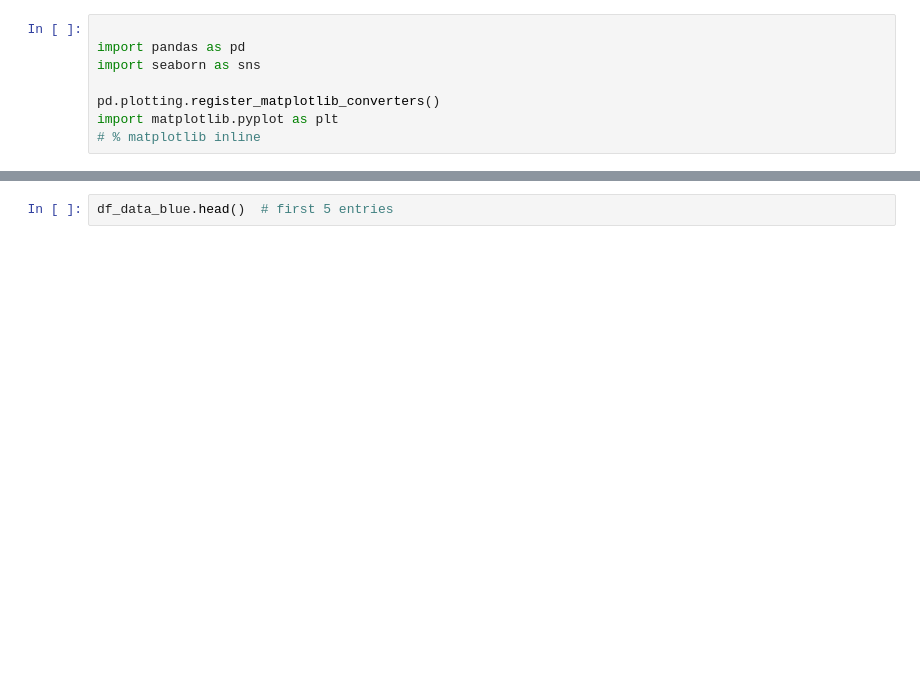
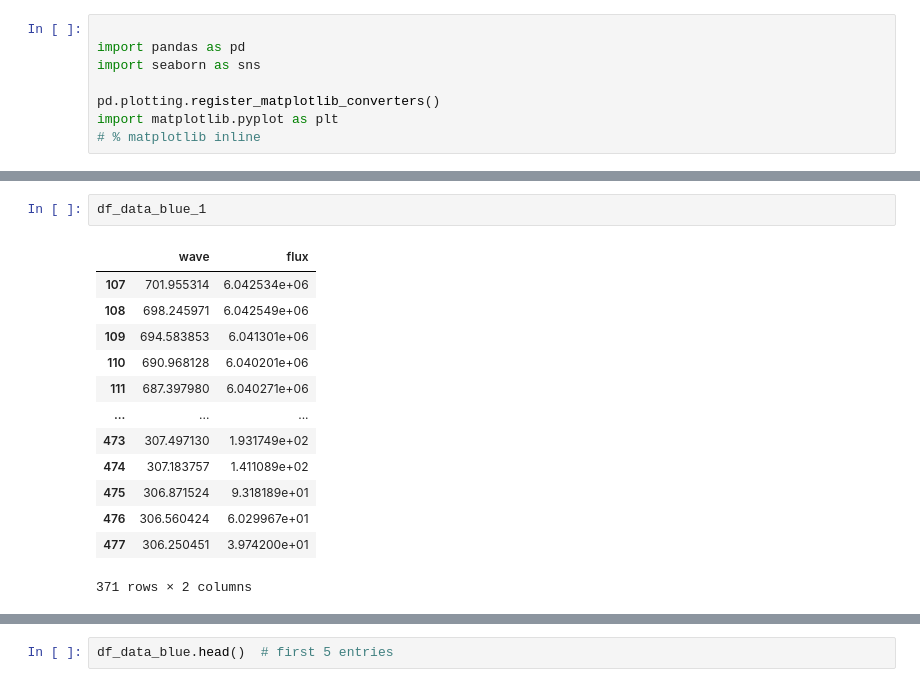
Before and after one commit to opcruz/gaiaDR3ML, a Jupyter notebook: Simulados/Plot.ipynb, the cells around one changed output, grey strips where cells are left out. Cells and saved outputs as stored; diff of their text form; blank space fills up the shorter version.

```diff
--- a/Simulados/Plot.ipynb
+++ b/Simulados/Plot.ipynb
@@ -26,0 +46,16 @@ Text(0.5, 1.0, 'Wave And Flux')
+# %%
+df_data_blue_1
+# %% [output]
+|  | wave | flux |
+| 107 | 701.955314 | 6.042534e+06 |
+| 108 | 698.245971 | 6.042549e+06 |
+| 109 | 694.583853 | 6.041301e+06 |
+| 110 | 690.968128 | 6.040201e+06 |
+| 111 | 687.397980 | 6.040271e+06 |
+| ... | ... | ... |
+| 473 | 307.497130 | 1.931749e+02 |
+| 474 | 307.183757 | 1.411089e+02 |
+| 475 | 306.871524 | 9.318189e+01 |
+| 476 | 306.560424 | 6.029967e+01 |
+| 477 | 306.250451 | 3.974200e+01 |
+371 rows × 2 columns
```
Also changed, not shown: parts of 4 cells of this notebook, 4 other files.
